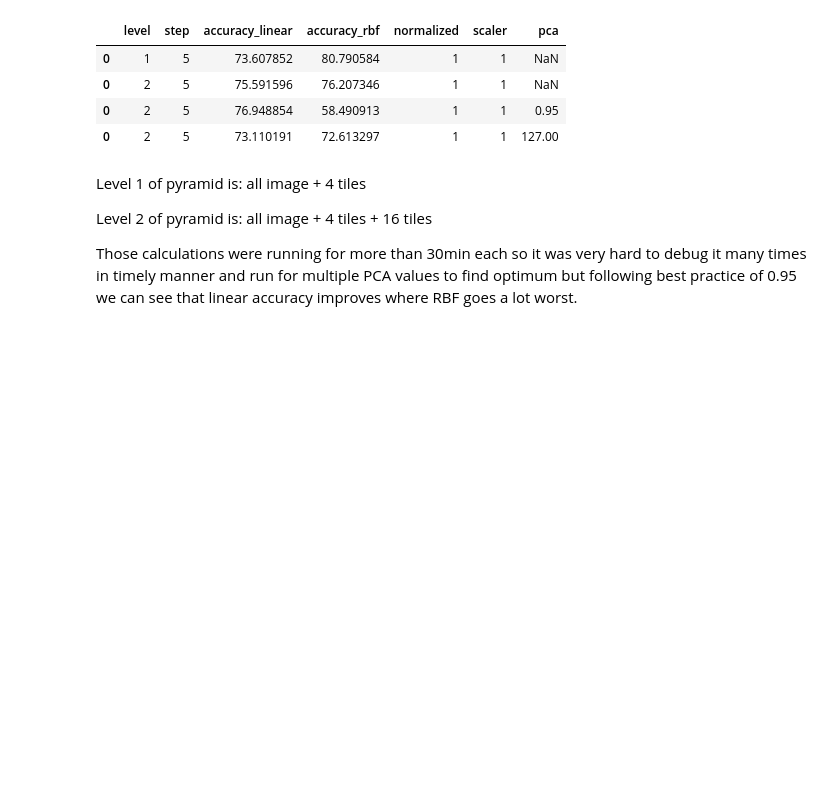
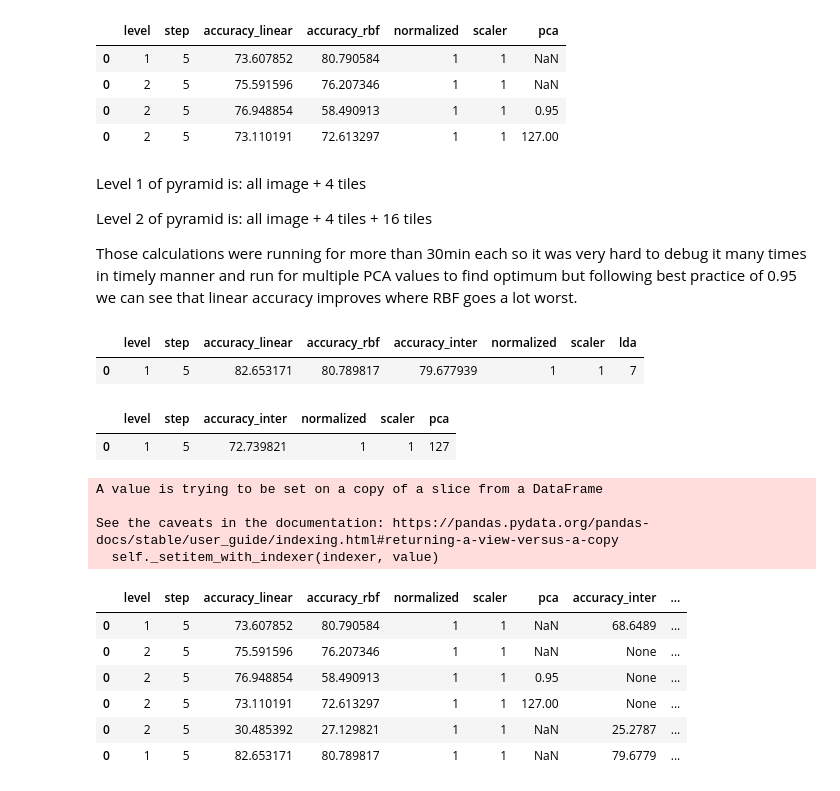
Before and after one commit to StanleyAlbayeros/MCV-M3-MLCV-G02, a Jupyter notebook: M3_Project_week2_G02.ipynb, the cells around one changed output. Saved outputs shown, nothing was run; the diff lists cells and outputs as text; code cells hidden in the pictures; blank space fills up the shorter version.

```diff
--- a/M3_Project_week2_G02.ipynb
+++ b/M3_Project_week2_G02.ipynb
@@ -897,3 +913,37 @@ Level 1 of pyramid is: all image + 4 tiles
 Level 2 of pyramid is: all image + 4 tiles + 16 tiles
 
 Those calculations were running for more than 30min each so it was very hard to debug it many times in timely manner and run for multiple PCA values to find optimum but following best practice of 0.95 we can see that linear accuracy improves where RBF goes a lot worst.
+# %%
+with open('Different_pyramid_level_2_pca.pkl','rb') as f:
+    df_temp=cPickle.load(f)
+# %%
+df_temp
+# %% [output]
+|  | level | step | accuracy_linear | accuracy_rbf | accuracy_inter | normalized | scaler | lda |
+| 0 | 1 | 5 | 82.653171 | 80.789817 | 79.677939 | 1 | 1 | 7 |
+# %%
+df_temp['pca']=None
+# %%
+df_temp
+# %% [output]
+|  | level | step | accuracy_inter | normalized | scaler | pca |
+| 0 | 1 | 5 | 72.739821 | 1 | 1 | 127 |
+# %%
+df_all_pyramids=pd.concat([df_all_pyramids,df_temp])
+# %%
+df_all_pyramids.accuracy_inter.iloc[3]=None
+# %% [output]
+A value is trying to be set on a copy of a slice from a DataFrame
+
+See the caveats in the documentation: https://pandas.pydata.org/pandas-docs/stable/user_guide/indexing.html#returning-a-view-versus-a-copy
+  self._setitem_with_indexer(indexer, value)
+# %%
+df_all_pyramids
+# %% [output]
+|  | level | step | accuracy_linear | accuracy_rbf | normalized | scaler | pca | accuracy_inter | ... |
+| 0 | 1 | 5 | 73.607852 | 80.790584 | 1 | 1 | NaN | 68.6489 | ... |
+| 0 | 2 | 5 | 75.591596 | 76.207346 | 1 | 1 | NaN | None | ... |
+| 0 | 2 | 5 | 76.948854 | 58.490913 | 1 | 1 | 0.95 | None | ... |
+| 0 | 2 | 5 | 73.110191 | 72.613297 | 1 | 1 | 127.00 | None | ... |
+| 0 | 2 | 5 | 30.485392 | 27.129821 | 1 | 1 | NaN | 25.2787 | ... |
+| 0 | 1 | 5 | 82.653171 | 80.789817 | 1 | 1 | NaN | 79.6779 | ... |
```
Also changed, not shown: parts of 5 cells of this notebook.
